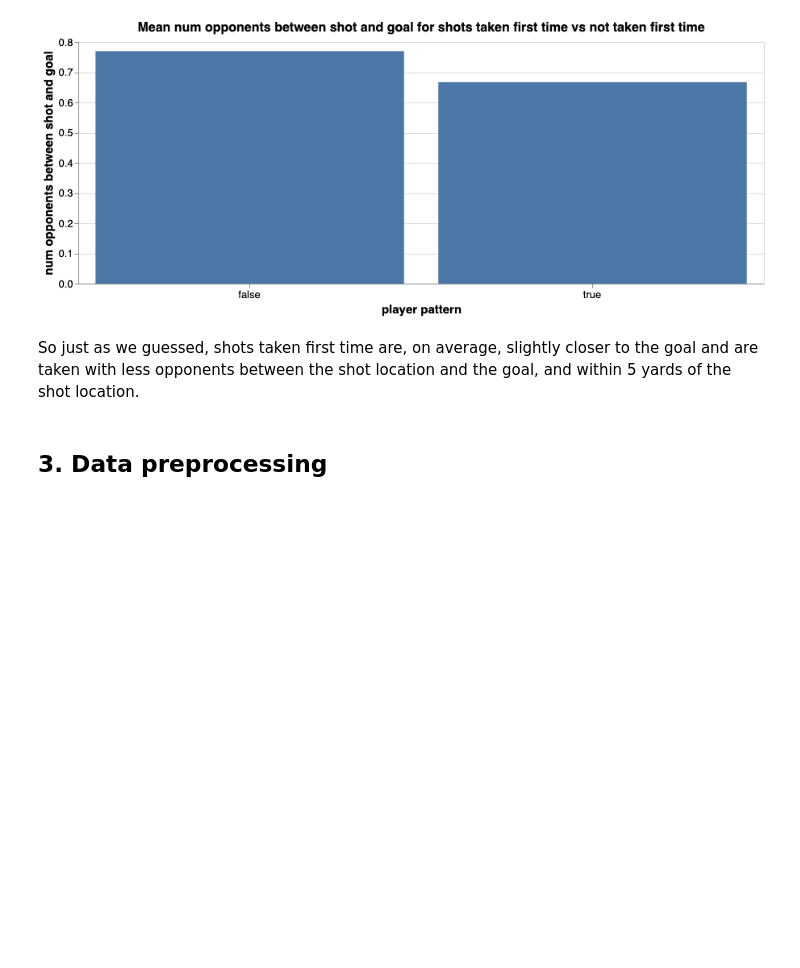
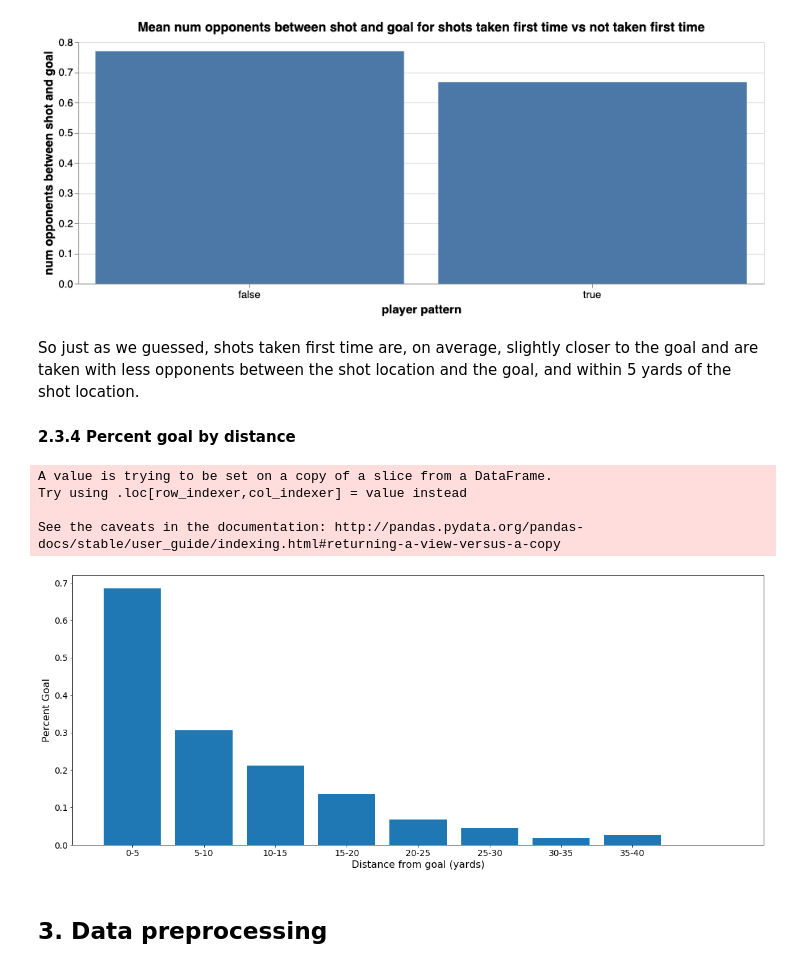
Before and after one commit to RobBlumberg/xg_model, a Jupyter notebook: src/xg_model.ipynb, the cells around one changed output. Drawn from its saved outputs; the diff is of its cells as text; code cells hidden in the pictures; blank space fills up the shorter version.

Commit message:
Added distance vs outcome viz

```diff
--- a/src/xg_model.ipynb
+++ b/src/xg_model.ipynb
@@ -581,6 +581,26 @@ alt.Chart(shot_training_set.groupby("first time").mean().reset_index()).mark_bar
 [figure]
 # %% [markdown]
 So just as we guessed, shots taken first time are, on average, slightly closer to the goal and are taken with less opponents between the shot location and the goal, and within 5 yards of the shot location.
+
+#### 2.3.4 Percent goal by distance
+# %%
+distance_vs_outcome = shot_training_set[["Distance from goal", "outcome"]]
+distance_vs_outcome["Distance from goal"] = distance_vs_outcome.apply(lambda x: x//5)
+outcome_by_dist = distance_vs_outcome.groupby("Distance from goal").mean().reset_index().iloc[0:9]
+
+fig, ax = plt.subplots(1, 1, figsize=(20, 8))
+ax.bar(outcome_by_dist["Distance from goal"], outcome_by_dist["outcome"])
+ax.set_xticks(range(8))
+ax.set_xticklabels(["0-5", "5-10", "10-15", "15-20", "20-25", "25-30", "30-35", "35-40", "40-45"], size=14)
+ax.set_xlabel("Distance from goal (yards)", size=16)
+ax.set_ylabel("Percent Goal", size=16)
+ax.tick_params(labelsize=14)
+# %% [output]
+A value is trying to be set on a copy of a slice from a DataFrame.
+Try using .loc[row_indexer,col_indexer] = value instead
+
+See the caveats in the documentation: http://pandas.pydata.org/pandas-docs/stable/user_guide/indexing.html#returning-a-view-versus-a-copy
+[figure, added]
 # %% [markdown]
 ## 3. Data preprocessing
 # %% [markdown]
```
